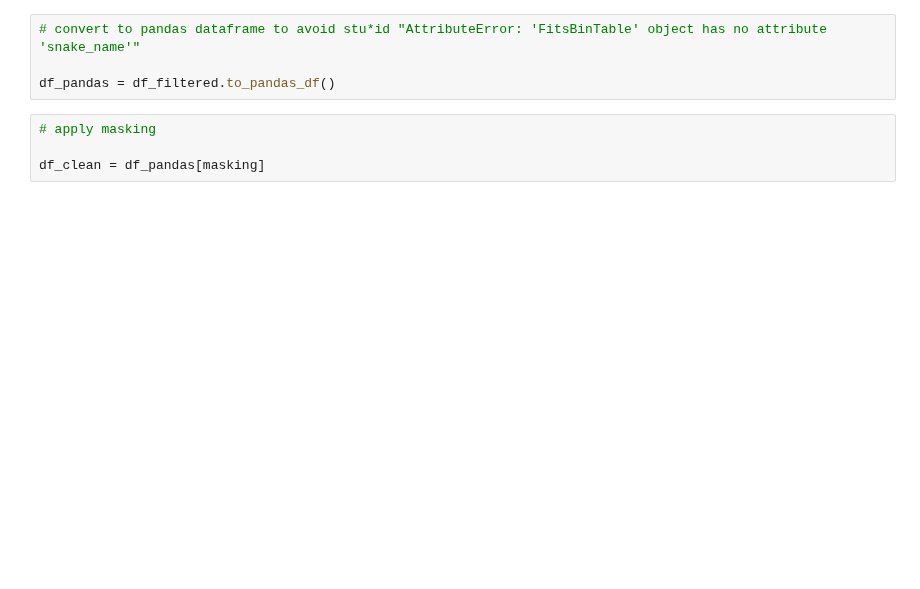
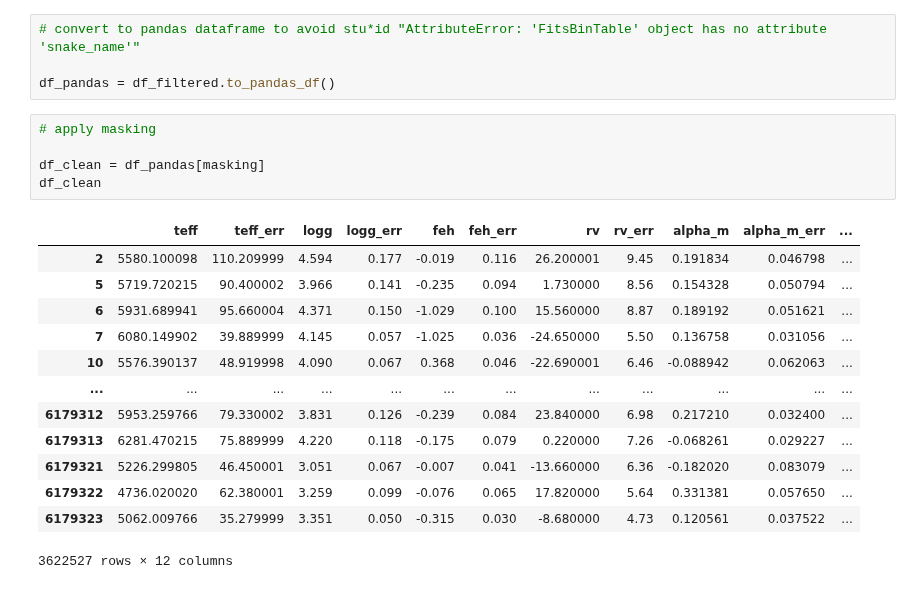
Before and after one commit to Alisyaifudin/Thesis-Project, a Jupyter notebook: 1. Collecting Data/1.5. LAMOST DR7.ipynb, the cells around one changed output. Saved outputs shown, nothing was run; the diff lists cells and outputs as text; blank space fills up the shorter version.

```diff
--- a/1. Collecting Data/1.5. LAMOST DR7.ipynb
+++ b/1. Collecting Data/1.5. LAMOST DR7.ipynb
@@ -39,4 +100,19 @@ df_pandas = df_filtered.to_pandas_df()
 # %%
 # apply masking
 
 df_clean = df_pandas[masking]
+df_clean
+# %% [output]
+|  | teff | teff_err | logg | logg_err | feh | feh_err | rv | rv_err | alpha_m | alpha_m_err | ... |
+| 2 | 5580.100098 | 110.209999 | 4.594 | 0.177 | -0.019 | 0.116 | 26.200001 | 9.45 | 0.191834 | 0.046798 | ... |
+| 5 | 5719.720215 | 90.400002 | 3.966 | 0.141 | -0.235 | 0.094 | 1.730000 | 8.56 | 0.154328 | 0.050794 | ... |
+| 6 | 5931.689941 | 95.660004 | 4.371 | 0.150 | -1.029 | 0.100 | 15.560000 | 8.87 | 0.189192 | 0.051621 | ... |
+| 7 | 6080.149902 | 39.889999 | 4.145 | 0.057 | -1.025 | 0.036 | -24.650000 | 5.50 | 0.136758 | 0.031056 | ... |
+| 10 | 5576.390137 | 48.919998 | 4.090 | 0.067 | 0.368 | 0.046 | -22.690001 | 6.46 | -0.088942 | 0.062063 | ... |
+| ... | ... | ... | ... | ... | ... | ... | ... | ... | ... | ... | ... |
+| 6179312 | 5953.259766 | 79.330002 | 3.831 | 0.126 | -0.239 | 0.084 | 23.840000 | 6.98 | 0.217210 | 0.032400 | ... |
+| 6179313 | 6281.470215 | 75.889999 | 4.220 | 0.118 | -0.175 | 0.079 | 0.220000 | 7.26 | -0.068261 | 0.029227 | ... |
+| 6179321 | 5226.299805 | 46.450001 | 3.051 | 0.067 | -0.007 | 0.041 | -13.660000 | 6.36 | -0.182020 | 0.083079 | ... |
+| 6179322 | 4736.020020 | 62.380001 | 3.259 | 0.099 | -0.076 | 0.065 | 17.820000 | 5.64 | 0.331381 | 0.057650 | ... |
+| 6179323 | 5062.009766 | 35.279999 | 3.351 | 0.050 | -0.315 | 0.030 | -8.680000 | 4.73 | 0.120561 | 0.037522 | ... |
+3622527 rows × 12 columns
```
Also changed, not shown: parts of 14 cells of this notebook.
